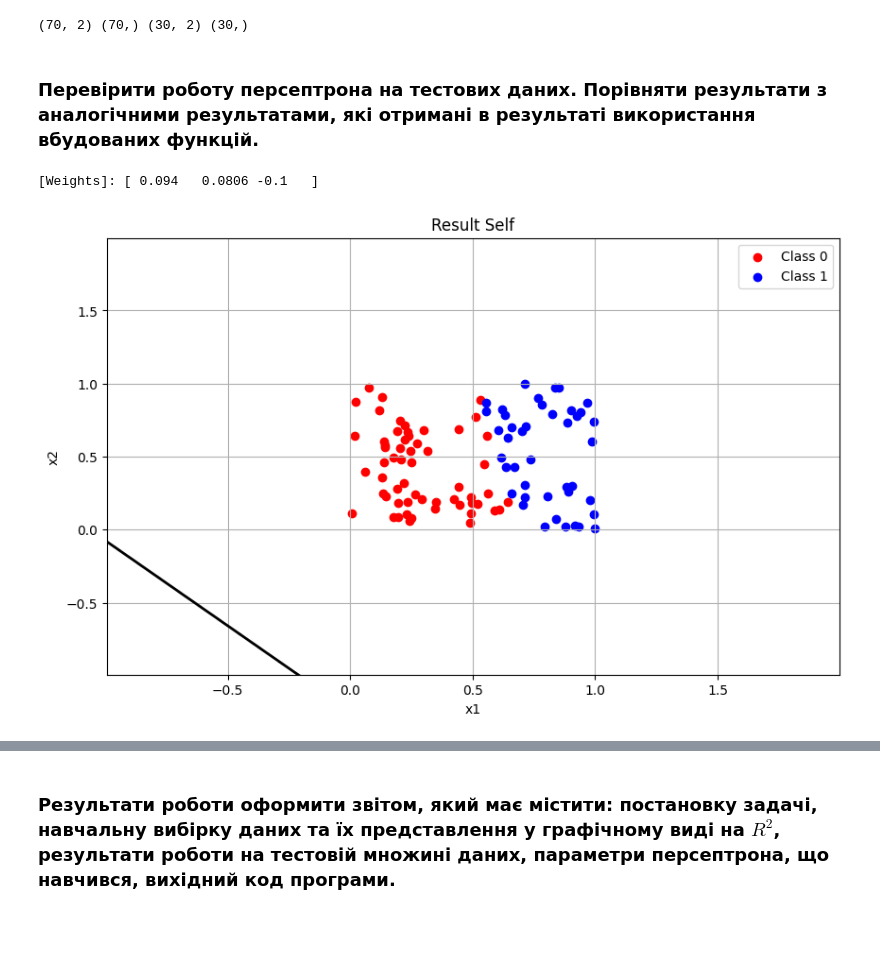
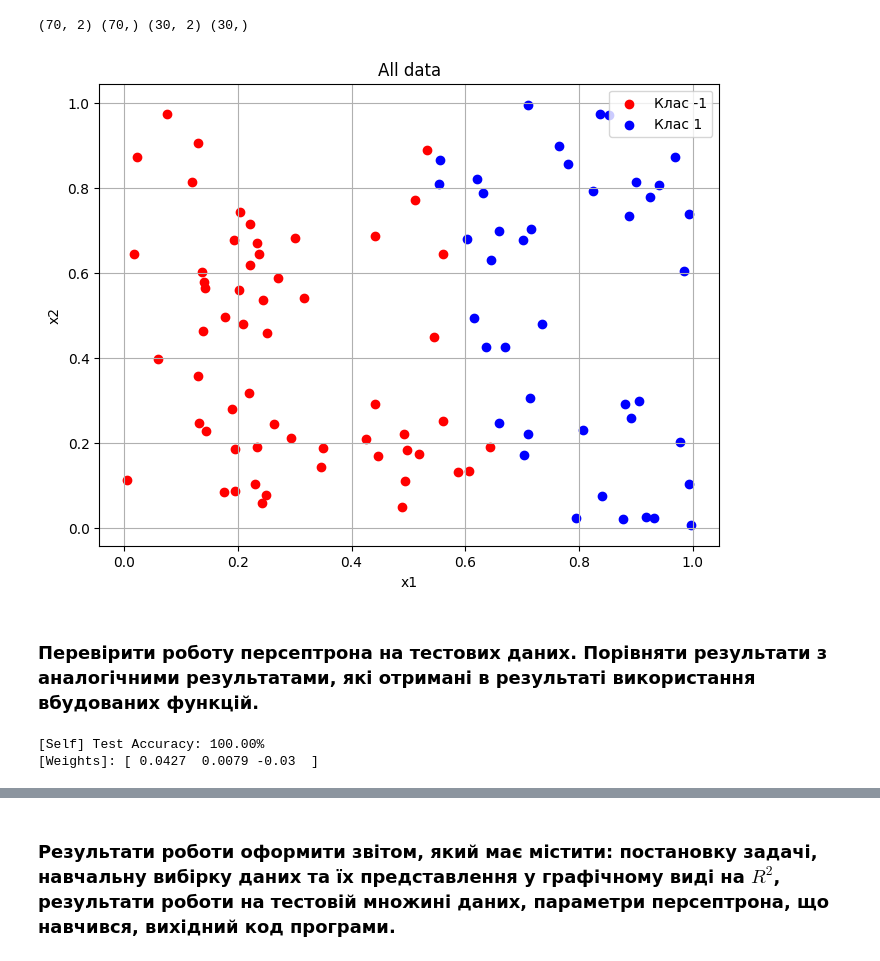
Before and after one commit to KlymentievMaksym/MLM, a Jupyter notebook: Lab2/Maksym_Klymentiev_FI21_Perceptron_A.ipynb, the cells around one changed output, grey strips where cells are left out. Saved outputs shown, nothing was run; the diff lists cells and outputs as text; code cells hidden in the pictures; blank space fills up the shorter version.

```diff
--- a/Lab2/Maksym_Klymentiev_FI21_Perceptron_A.ipynb
+++ b/Lab2/Maksym_Klymentiev_FI21_Perceptron_A.ipynb
@@ -80,46 +101,24 @@ X_train, X_test, y_train, y_test = train_test_split(X, y, test_size=0.3, random_
 print(X_train.shape, y_train.shape, X_test.shape, y_test.shape)
 # %% [output]
 (70, 2) (70,) (30, 2) (30,)
+# %%
+plt.figure(figsize=(8, 6))
+plt.scatter(*X[y==y.min()].T, color='red', label='Клас -1')
+plt.scatter(*X[y==y.max()].T, color='blue', label='Клас 1')
+plt.title('All data')
+plt.xlabel('x1')
+plt.ylabel('x2')
+plt.legend()
+plt.grid(True)
+plt.show()
+# %% [output]
+[figure, new version]
 # %% [markdown]
 ### Перевірити роботу персептрона на тестових даних. Порівняти результати з аналогічними результатами, які отримані в результаті використання вбудованих функцій.
 # %%
 perceptron = PerceptronRosenblatt()
-perceptron.fit(X_train, y_train)
-
-print("[Weights]:", perceptron.weights)
+fit_print(X_train, y_train, X_test, y_test, perceptron, "Self")
 # %% [output]
-[Weights]: [ 0.094   0.0806 -0.1   ]
+[Self] Test Accuracy: 100.00%
+[Weights]: [ 0.0427  0.0079 -0.03  ]
-# %%
-def plot_decision_boundary(X, y, model, title="Розділяюча пряма"):
-    plt.figure(figsize=(10, 6))
-
-    plt.scatter(*X[y == 0].T, color='red', label='Class 0')
-    plt.scatter(*X[y == 1].T, color='blue', label='Class 1')
-
-    x_min, x_max = X[:, 0].min() - 1, X[:, 0].max() + 1
-    y_min, y_max = X[:, 1].min() - 1, X[:, 1].max() + 1
-
-    xx = np.linspace(x_min, x_max, 100)
-    # Побудова розділяючої лінії
-    # Рівняння: w1*x1 + w2*x2 + w3*(-1) = 0  (де w3 - це bias вага, що відповідає tau)
-    # Звідси виразимо x2: w2*x2 = w3 - w1*x1  =>  x2 = (w3 - w1*x1) / w2
-    w = model.weights
-    yy = np.linspace(y_min, y_max, 100)
-    if w.shape[0] == 3:
-        w1, w2, w3 = w[0], w[1], w[2]
-        yy = (w3 - w1*xx) / w2
-    plt.plot(xx, yy, 'k-', linewidth=2)
-
-    plt.xlim(x_min, x_max)
-    plt.ylim(y_min, y_max)
-    plt.title(title)
-    plt.xlabel('x1')
-    plt.ylabel('x2')
-    plt.legend()
-    plt.grid(True)
-    plt.show()
-
-plot_decision_boundary(X, y, perceptron, title="Result Self")
-# %% [output]
-[figure, removed]
 # %%
```
Also changed, not shown: parts of 8 cells of this notebook.
